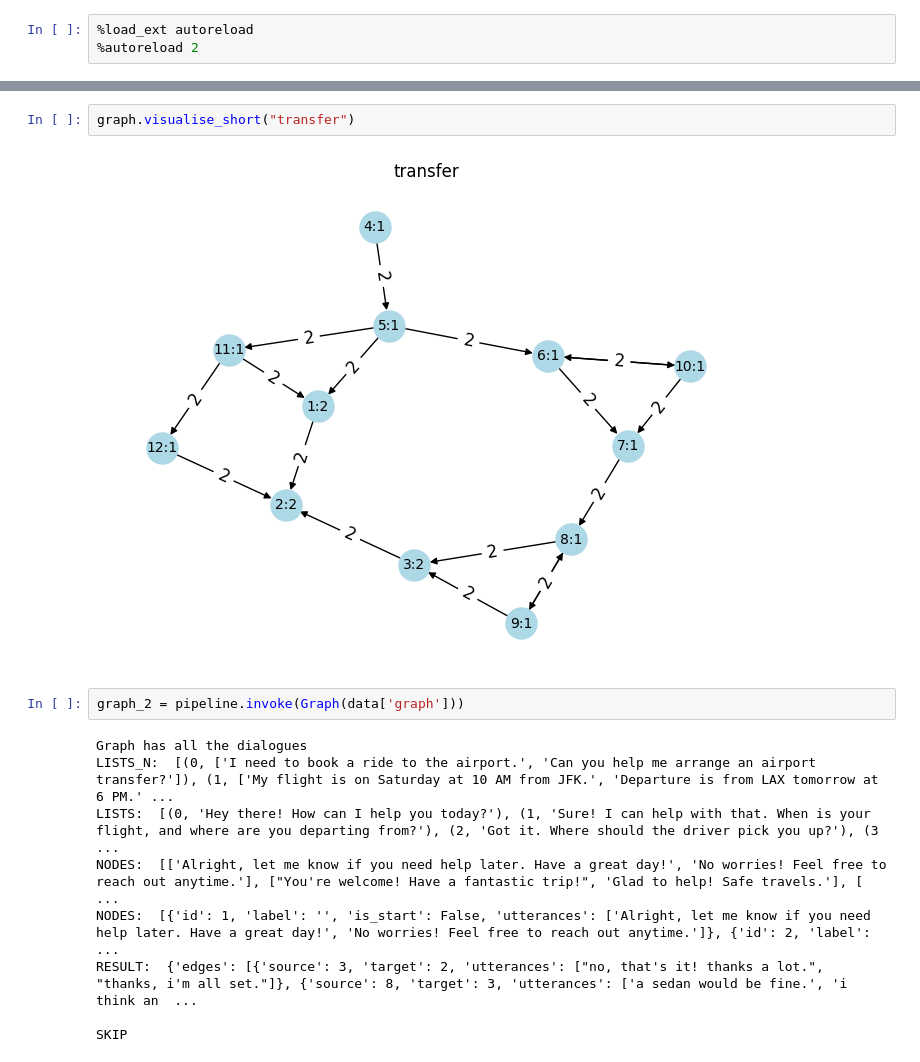
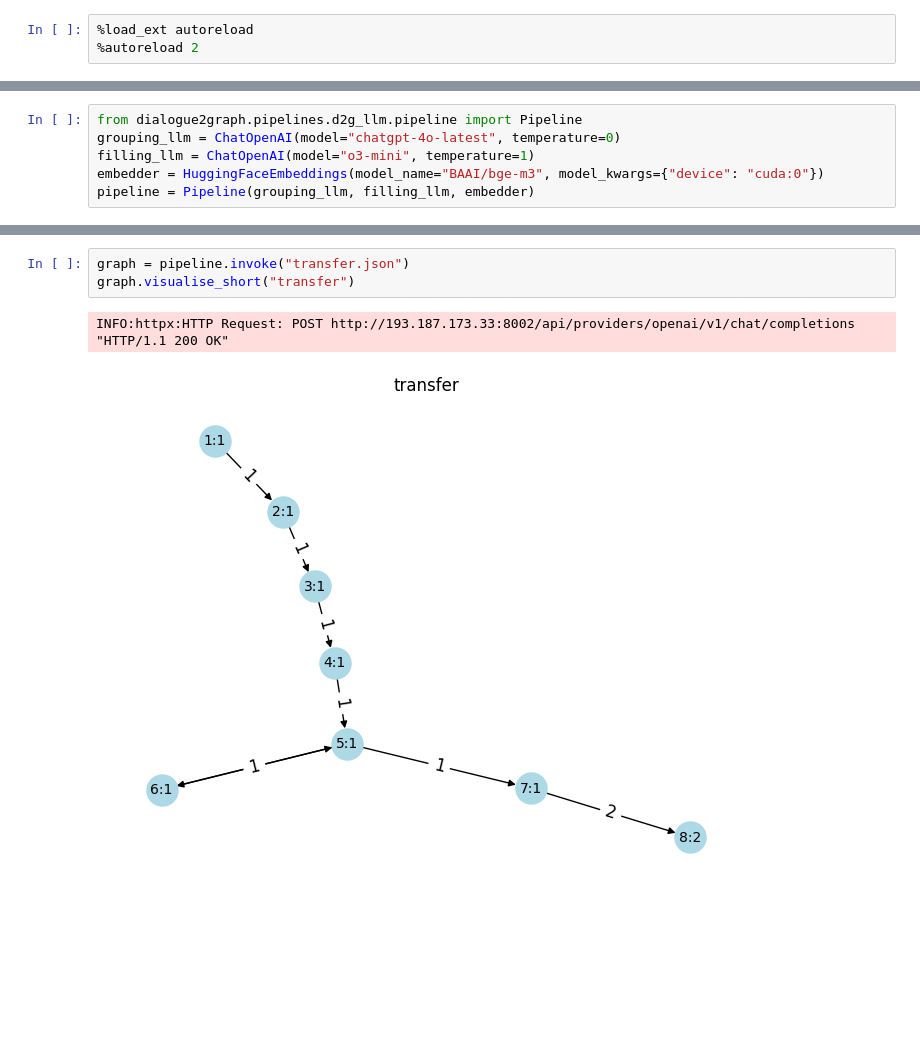
Before and after one commit to deeppavlov/dialogue2graph, a Jupyter notebook: experiments/exp2025_03_20_d2g_pipeline/exp2025_03_20_d2g_pipeline/test_pipeline.ipynb, the cells around one changed output, grey strips where cells are left out. Saved outputs shown, nothing was run; the diff lists cells and outputs as text; blank space fills up the shorter version.

Commit message:
three d2g pipelines

```diff
--- a/experiments/exp2025_03_20_d2g_pipeline/exp2025_03_20_d2g_pipeline/test_pipeline.ipynb
+++ b/experiments/exp2025_03_20_d2g_pipeline/exp2025_03_20_d2g_pipeline/test_pipeline.ipynb
@@ -46,0 +108,6 @@ SKIP
+# %%
+from dialogue2graph.pipelines.d2g_llm.pipeline import Pipeline
+grouping_llm = ChatOpenAI(model="chatgpt-4o-latest", temperature=0)
+filling_llm = ChatOpenAI(model="o3-mini", temperature=1)
+embedder = HuggingFaceEmbeddings(model_name="BAAI/bge-m3", model_kwargs={"device": "cuda:0"})
+pipeline = Pipeline(grouping_llm, filling_llm, embedder)
@@ -47,15 +197,6 @@ SKIP
 # %%
+graph = pipeline.invoke("transfer.json")
 graph.visualise_short("transfer")
 # %% [output]
+INFO:httpx:HTTP Request: POST http://193.187.173.33:8002/api/providers/openai/v1/chat/completions "HTTP/1.1 200 OK"
-[figure, old version]
+[figure, new version]
-# %%
-graph_2 = pipeline.invoke(Graph(data['graph']))
-# %% [output]
-Graph has all the dialogues
-LISTS_N:  [(0, ['I need to book a ride to the airport.', 'Can you help me arrange an airport transfer?']), (1, ['My flight is on Saturday at 10 AM from JFK.', 'Departure is from LAX tomorrow at 6 PM.' ...
-LISTS:  [(0, 'Hey there! How can I help you today?'), (1, 'Sure! I can help with that. When is your flight, and where are you departing from?'), (2, 'Got it. Where should the driver pick you up?'), (3 ...
-NODES:  [['Alright, let me know if you need help later. Have a great day!', 'No worries! Feel free to reach out anytime.'], ["You're welcome! Have a fantastic trip!", 'Glad to help! Safe travels.'], [ ...
-NODES:  [{'id': 1, 'label': '', 'is_start': False, 'utterances': ['Alright, let me know if you need help later. Have a great day!', 'No worries! Feel free to reach out anytime.']}, {'id': 2, 'label':  ...
-RESULT:  {'edges': [{'source': 3, 'target': 2, 'utterances': ["no, that's it! thanks a lot.", "thanks, i'm all set."]}, {'source': 8, 'target': 3, 'utterances': ['a sedan would be fine.', 'i think an  ...
-
-SKIP
```
Also changed, not shown: parts of 29 cells of this notebook, 44 other files.
